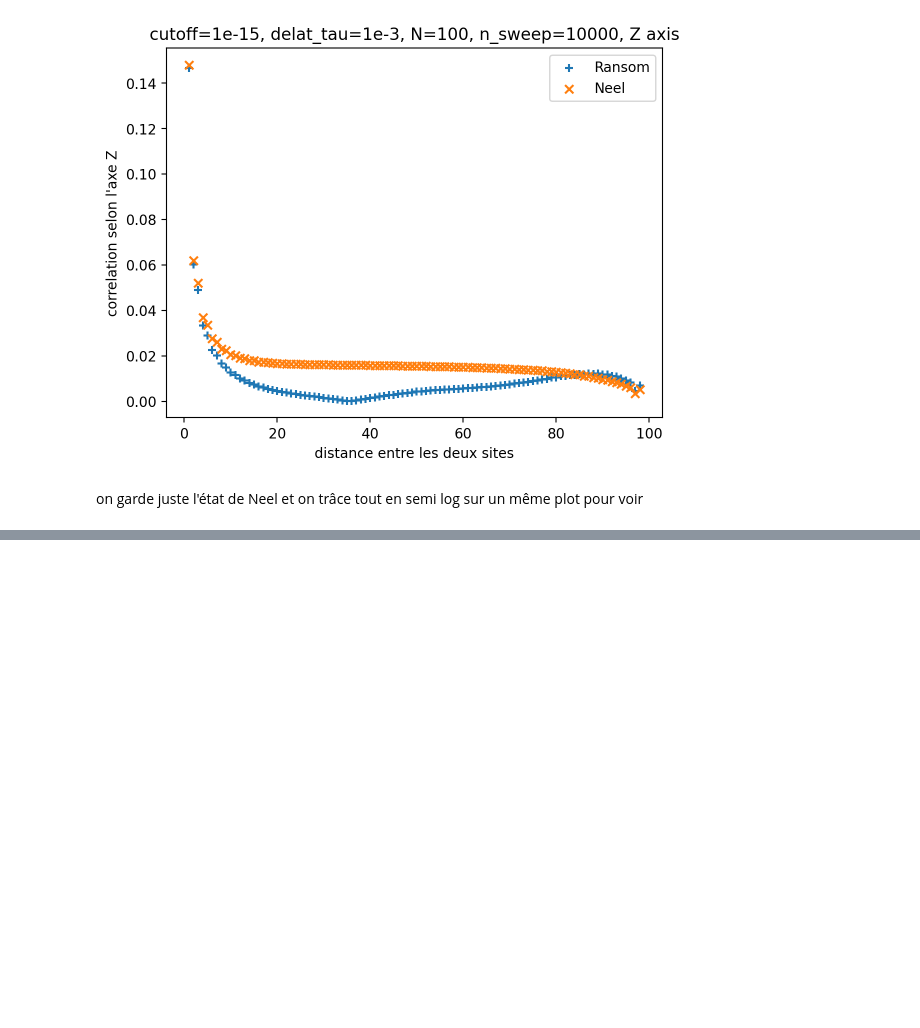
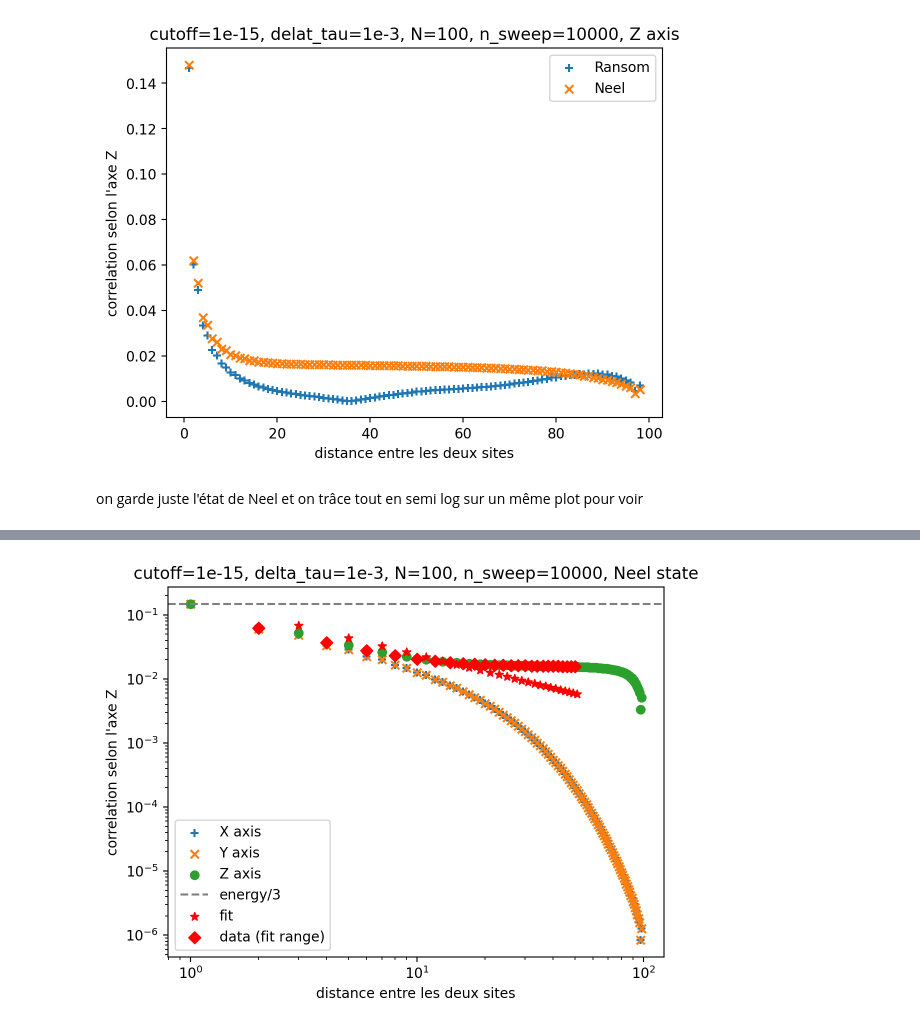
Before and after one commit to romanbeauvallet/Many-Body-Localization, a Jupyter notebook: analyse_simulations_julia/analysis.ipynb, the cells around one changed output, grey strips where cells are left out. Cells and saved outputs as stored; diff of their text form; code cells hidden in the pictures; blank space fills up the shorter version.

```diff
--- a/analyse_simulations_julia/analysis.ipynb
+++ b/analyse_simulations_julia/analysis.ipynb
@@ -135,0 +146,42 @@ Text(0.5, 1.0, 'cutoff=1e-15, delat_tau=1e-3, N=100, n_sweep=10000, Neel state')
+# %%
+fig, axes = plt.subplots()
+
+# Affichage des corrélations selon X, Y, Z avec valeur absolue
+axes.scatter(dic5["correlationN x"][0], np.abs(dic5["correlationN x"][1]), label="X axis", marker='+')
+axes.scatter(dic5["correlationN y"][0], np.abs(dic5["correlationN y"][1]), label="Y axis", marker='x')
+axes.scatter(dic5["correlationN z"][0], np.abs(dic5["correlationN z"][1]), label="Z axis", marker='o')
+
+axes.set_xlabel("distance entre les deux sites")
+axes.set_ylabel("correlation selon l'axe Z")
+axes.set_xscale("log")
+axes.set_yscale("log")
+
+# Lignes de référence
+axes.axhline(y=-E/3, linestyle='--', color='gray', label="energy/3")
+axes.set_title("cutoff=1e-15, delta_tau=1e-3, N=100, n_sweep=10000, Neel state")
+
+# Données à fitter
+xdata = np.array(dic5["correlationN z"][0])
+ydata = np.array(dic5["correlationN z"][1])
+
+# Filtrage pour éviter les x <= 1 et les valeurs non entières
+mask = (xdata > 1) & (np.isfinite(xdata)) & (np.isfinite(ydata))&(xdata == xdata.astype(int))
+xdata_fit = xdata[mask][:50].astype(int)
+ydata_fit = ydata[mask][:50]
+
+def correlationfunction(C1, C2, x):
+    x = np.asarray(x, dtype=float)
+    return C1 / (x**2) + C2 * (-1)**x * np.sqrt(np.log(x)) / x
+
+p0 = [-E/3, E/3]
+try:
+    popt, pcov = curve_fit(correlationfunction, xdata_fit, ydata_fit, p0=p0)
+    axes.scatter(xdata_fit, correlationfunction(*popt, xdata_fit), color='red', marker='*', label='fit')
+    axes.scatter(xdata_fit, ydata_fit, color='red', marker='D', label='data (fit range)')
+except Exception as e:
+    print("Fit error:", e)
+
+axes.legend()
+plt.show()
+# %% [output]
+[figure, added]
```
Also changed, not shown: parts of 8 cells of this notebook, 4 other files.
